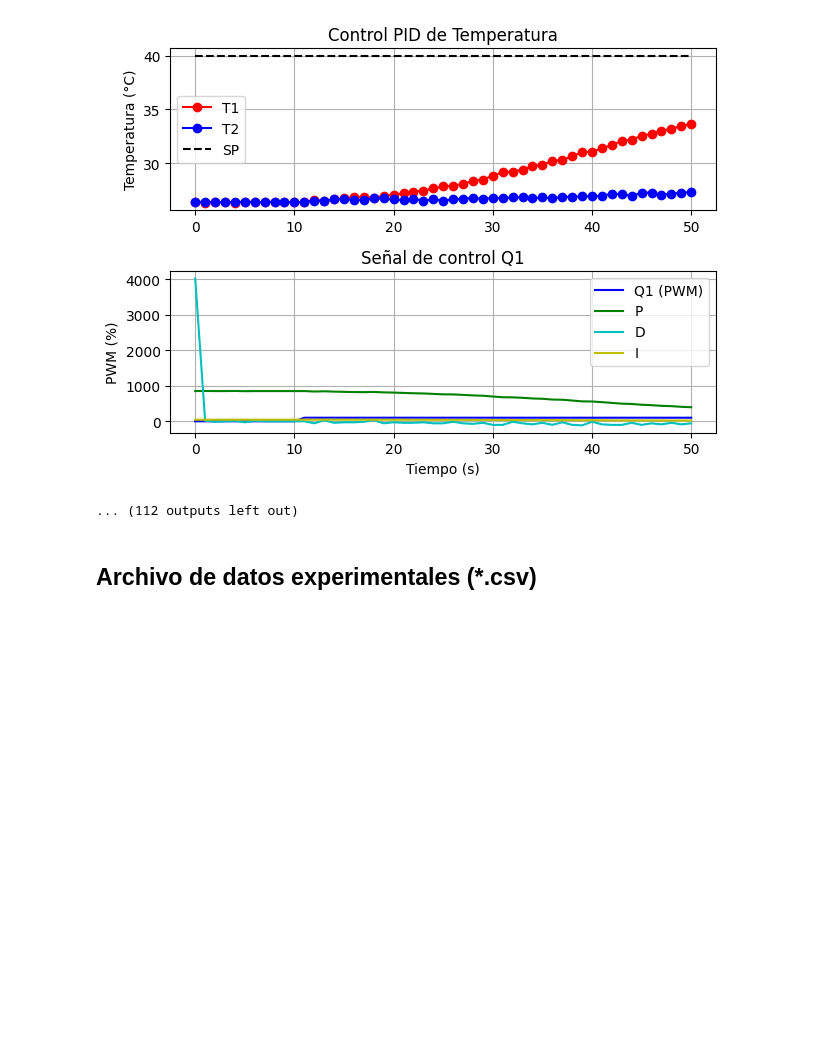
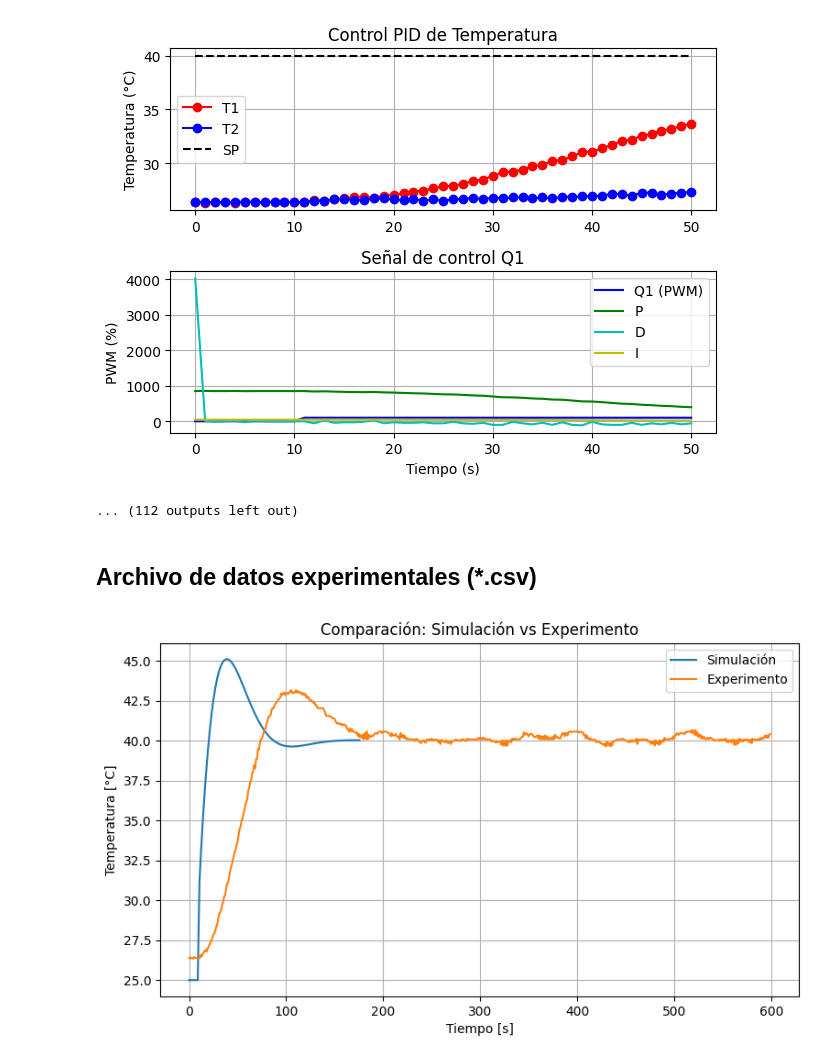
Before and after one commit to jbcgames/Parcia_2_Control, a Jupyter notebook: Andres.ipynb, the cells around one changed output. Saved outputs shown, nothing was run; the diff lists cells and outputs as text; code cells hidden in the pictures; blank space fills up the shorter version.

```diff
--- a/Andres.ipynb
+++ b/Andres.ipynb
@@ -310,16 +316,17 @@ Iteración 40: T1=31.09°C, Q1=100.00%
 # %%
 import pandas as pd
 
 # Cargar datos experimentales
-df = pd.read_csv("datos_experimentales.csv")
-
+df = pd.read_csv("registro_PID_TempLab_2025-06-09_17-38-41.csv")
 # Graficar comparación
 plt.figure(figsize=(9, 5))
 plt.plot(t, y, label="Simulación")
-plt.plot(df["Tiempo"], df["T1"], label="Experimento")
+plt.plot(df["Tiempo (s)"], df["Temperatura (T1)"], label="Experimento")
 plt.xlabel("Tiempo [s]")
 plt.ylabel("Temperatura [°C]")
 plt.title("Comparación: Simulación vs Experimento")
 plt.grid(True)
 plt.legend()
 plt.show()
+# %% [output]
+[figure, added]
```
Also changed, not shown: parts of 1 cell of this notebook.
